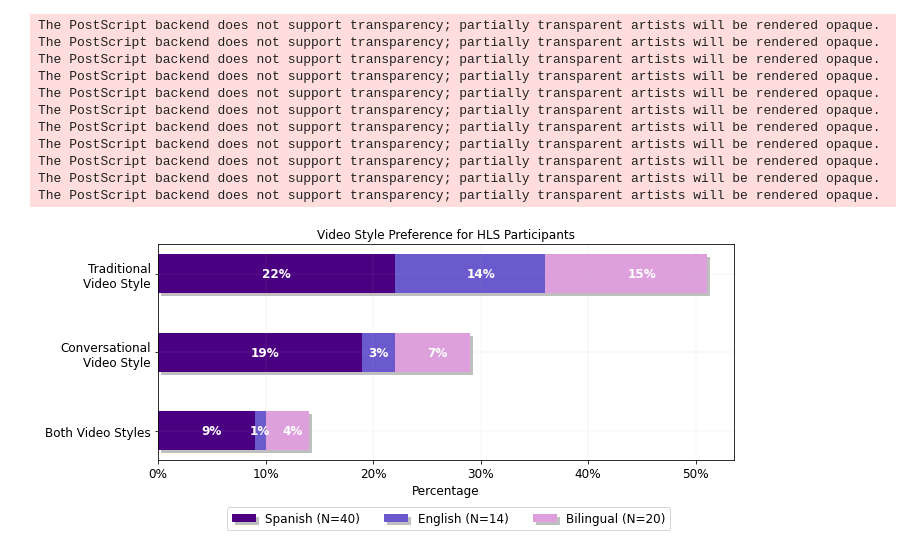
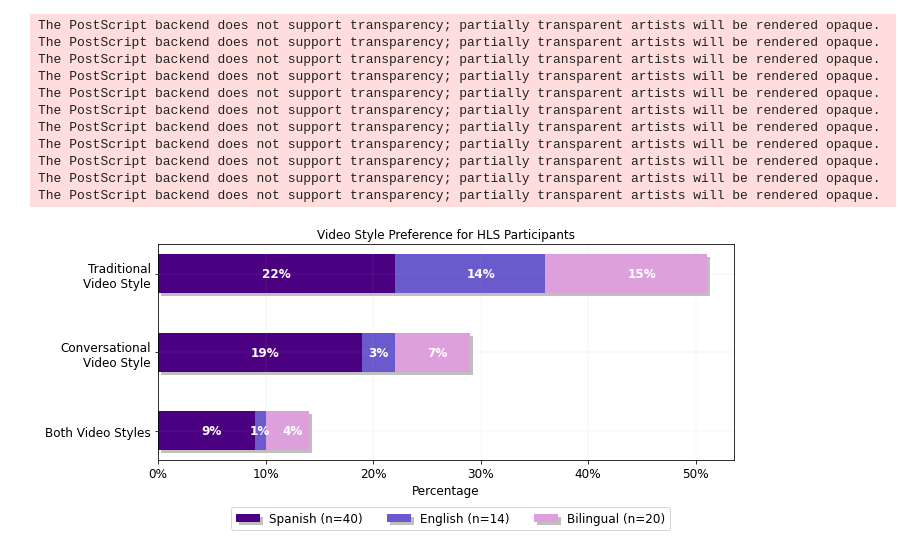
Before and after one commit to mariajmolina/videolatinx, a Jupyter notebook: Morales_JGE_figure5.ipynb, the cells around one changed output. Saved outputs shown, nothing was run; the diff lists cells and outputs as text; code cells hidden in the pictures.

```diff
--- a/Morales_JGE_figure5.ipynb
+++ b/Morales_JGE_figure5.ipynb
@@ -79,7 +79,7 @@ for patch in ln3:
         path_effects.Normal()])
 
 ax3.legend([ln1, ln2, ln3],
-           ['Spanish (N=40)', 'English (N=14)', 'Bilingual (N=20)'],
+           ['Spanish (n=40)', 'English (n=14)', 'Bilingual (n=20)'],
            bbox_to_anchor=(0.9, -0.35), ncol=3,
            loc='lower right', fontsize=12)
 
@@ -123,31 +123,31 @@ ax3.invert_yaxis()
 ax3.grid('--',lw=0.2,alpha=0.5)
 
 ax3.set_yticks([0,1,2,])
 ax3.set_yticklabels(['Traditional\nVideo Style',
                      'Conversational\nVideo Style',
                      'Both Video Styles'], fontsize=12)
 
 ax3.set_xticks([0.0,0.1,0.2,0.3,0.4,0.5,])
 ax3.set_xticklabels(['0%','10%','20%','30%','40%','50%'], fontsize=12)
 ax3.set_xlabel('Percentage', fontsize=12)
 
 #-----------------------%
 
 plt.savefig(f"morales_jge_fig5.png", bbox_inches='tight', dpi=500)
 plt.savefig(f"morales_jge_fig5.eps", bbox_inches='tight', facecolor="w")
 plt.show()
 
 #-----------------------%
 # %% [output]
 The PostScript backend does not support transparency; partially transparent artists will be rendered opaque.
 The PostScript backend does not support transparency; partially transparent artists will be rendered opaque.
 The PostScript backend does not support transparency; partially transparent artists will be rendered opaque.
 The PostScript backend does not support transparency; partially transparent artists will be rendered opaque.
 The PostScript backend does not support transparency; partially transparent artists will be rendered opaque.
 The PostScript backend does not support transparency; partially transparent artists will be rendered opaque.
 The PostScript backend does not support transparency; partially transparent artists will be rendered opaque.
 The PostScript backend does not support transparency; partially transparent artists will be rendered opaque.
 The PostScript backend does not support transparency; partially transparent artists will be rendered opaque.
 The PostScript backend does not support transparency; partially transparent artists will be rendered opaque.
 The PostScript backend does not support transparency; partially transparent artists will be rendered opaque.
-[figure, old version]
+[figure, new version]
```
Also changed, not shown: 1 other file.
